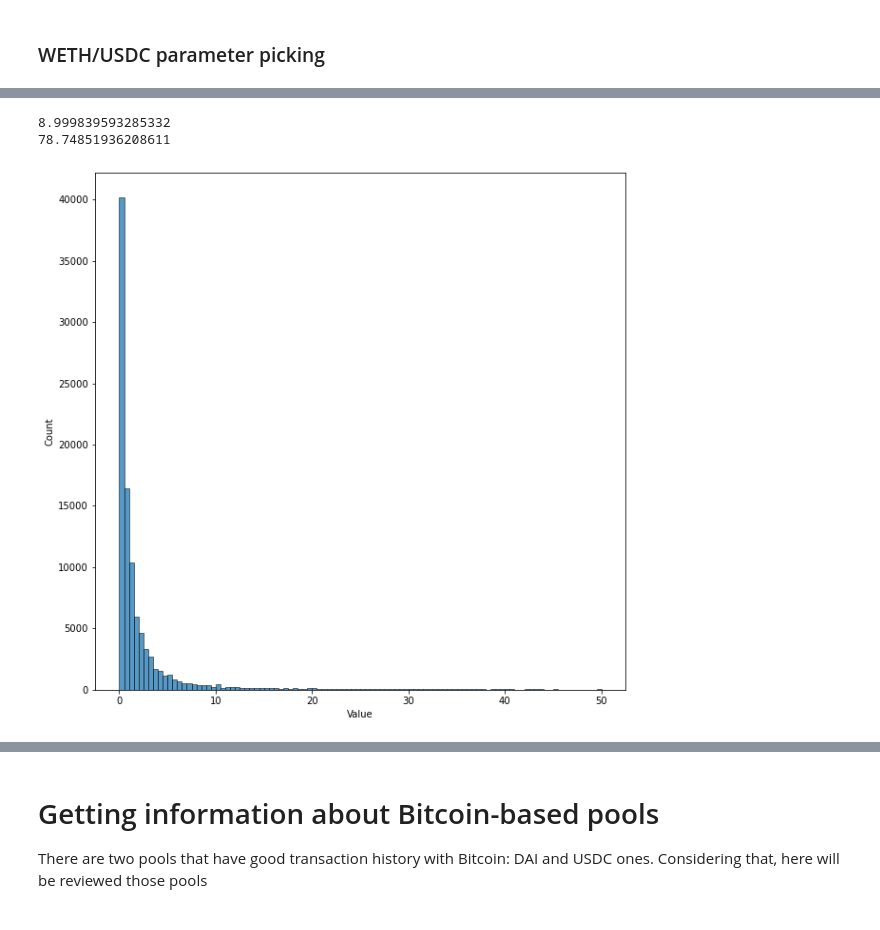
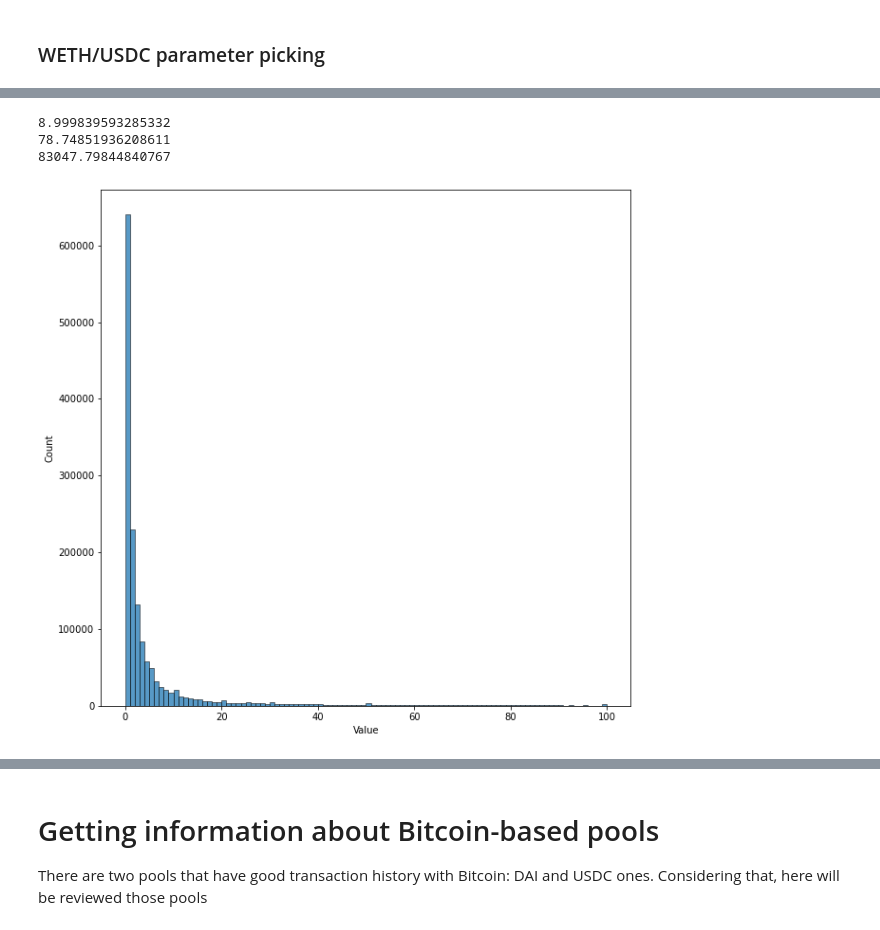
Before and after one commit to IX-Swap/data-science, a Jupyter notebook: uniswap_v2_pools_analysis/v2_pools_analysis.ipynb, the cells around one changed output, grey strips where cells are left out. Cells and saved outputs as stored; diff of their text form; code cells hidden in the pictures.

```diff
--- a/uniswap_v2_pools_analysis/v2_pools_analysis.ipynb
+++ b/uniswap_v2_pools_analysis/v2_pools_analysis.ipynb
@@ -254,12 +350,14 @@ ValueError: the 'dtype' parameter is not supported in the pandas implementation
 # %%
 print(np.mean(np.array(eth_usdc_df[eth_usdc_df.TokenSymbol == 'WETH'].amount_in)))
 print(np.std(np.array(eth_usdc_df[eth_usdc_df.TokenSymbol == 'WETH'].amount_in), dtype=np.float64))
+print(eth_usdc_df[eth_usdc_df.TokenSymbol == 'WETH'].amount_in.max())
 # %% [output]
 8.999839593285332
 78.74851936208611
+83047.79844840767
 # %%
 plt.figure(figsize=(10, 10))
-sns.histplot(data=eth_usdc_df[eth_usdc_df.TokenSymbol == 'WETH'].tail(100000), x='Value', bins=100, binrange=[0, 50])
+sns.histplot(data=eth_usdc_df[eth_usdc_df.TokenSymbol == 'WETH'], x='Value', bins=100, binrange=[0, 100])
 plt.show()
 # %% [output]
-[figure, old version]
+[figure, new version]
```
Also changed, not shown: parts of 21 cells of this notebook, 3 other files.
